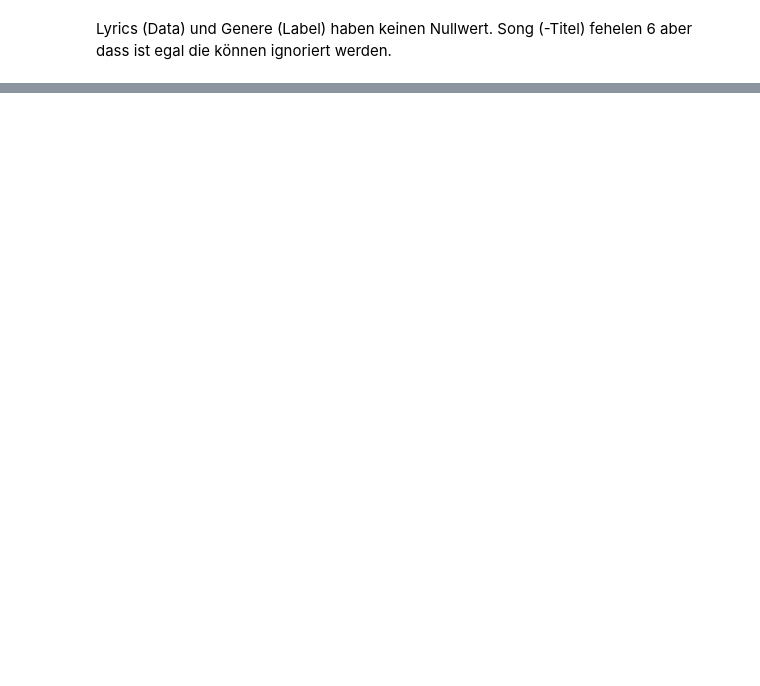
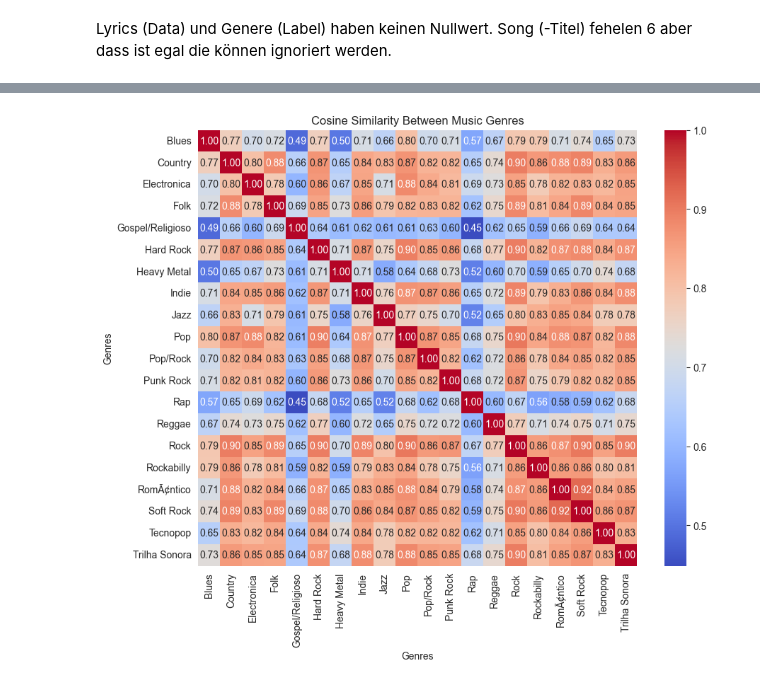
Before and after one commit to herbertgruen/NLP_FH_PROJEKT, a Jupyter notebook: Herbert/single_label.ipynb, the cells around one changed output, grey strips where cells are left out. Saved outputs shown, nothing was run; the diff lists cells and outputs as text; code cells hidden in the pictures; blank space fills up the shorter version.

```diff
--- a/Herbert/single_label.ipynb
+++ b/Herbert/single_label.ipynb
@@ -96,14 +65,21 @@ Erstellen des numerischen Labels aus den Genres:
 # %%
-import pandas as pd
+num_samples = 500
+num_genres = 20
 
-# Assuming the DataFrame 'load_df' is already loaded as you described
-# Find the five most common genres
-top_genres = load_df['Genres'].value_counts().nlargest(15).index
+analysis_df = load_df.dropna(subset=['Genres'])  # Remove any None entries if skipping
+
+top_genres = analysis_df['Genres'].value_counts().nlargest(num_genres).index
 
 # Filter the DataFrame to only include rows with the top five genres
-df = load_df[load_df['Genres'].isin(top_genres)]
+analysis_df = analysis_df[analysis_df['Genres'].isin(top_genres)]
+
+def sample_or_skip(group):
+    return group.sample(n=num_samples, random_state=SEED) if len(group) >= num_samples else None
+
+analysis_df = analysis_df.groupby('Genres').apply(sample_or_skip).reset_index(drop=True)
+
 
 # Now df_top_genres contains only the rows where the genre is one of the top five
-print(df['Genres'].value_counts())
+print(analysis_df['Genres'].value_counts())
 # %% [output]
 Genres
@@ -399,0 +128,38 @@ Accuracy: 0.62
+# %%
+from sklearn.feature_extraction.text import TfidfVectorizer
+from sklearn.metrics.pairwise import cosine_similarity
+
+# Assuming df is a DataFrame with 'Lyrics' and 'Genres'
+vectorizer = TfidfVectorizer(stop_words='english')
+tfidf_matrix = vectorizer.fit_transform(analysis_df['Lyric'])
+
+# Create a DataFrame to hold genres and their TF-IDF vectors
+genre_tfidf = pd.DataFrame(tfidf_matrix.toarray(), index=analysis_df['Genres'], columns=vectorizer.get_feature_names_out())
+
+# Group by genre and calculate the mean TF-IDF score for each genre
+mean_tfidf_by_genre = genre_tfidf.groupby('Genres').mean()
+
+# Calculate the pairwise cosine similarity between genre vectors
+similarity_matrix = cosine_similarity(mean_tfidf_by_genre)
+similarity_df = pd.DataFrame(similarity_matrix, index=mean_tfidf_by_genre.index, columns=mean_tfidf_by_genre.index)
+
+# Set the plot size
+plt.figure(figsize=(10, 8))
+
+# Create a heatmap to visualize the similarity matrix
+sns.heatmap(similarity_df,
+            annot=True,   # Optionally add annotations to each cell
+            fmt=".2f",    # Formatting the annotation if `annot` is True
+            cmap='coolwarm',  # Color map style
+            xticklabels=similarity_df.columns,  # Ensuring labels are genre names
+            yticklabels=similarity_df.index)
+
+# Add titles and labels for clarity
+plt.title('Cosine Similarity Between Music Genres')
+plt.xlabel('Genres')
+plt.ylabel('Genres')
+
+# Show the plot
+plt.show()
+# %% [output]
+[figure, added]
```
Also changed, not shown: parts of 23 cells of this notebook.
